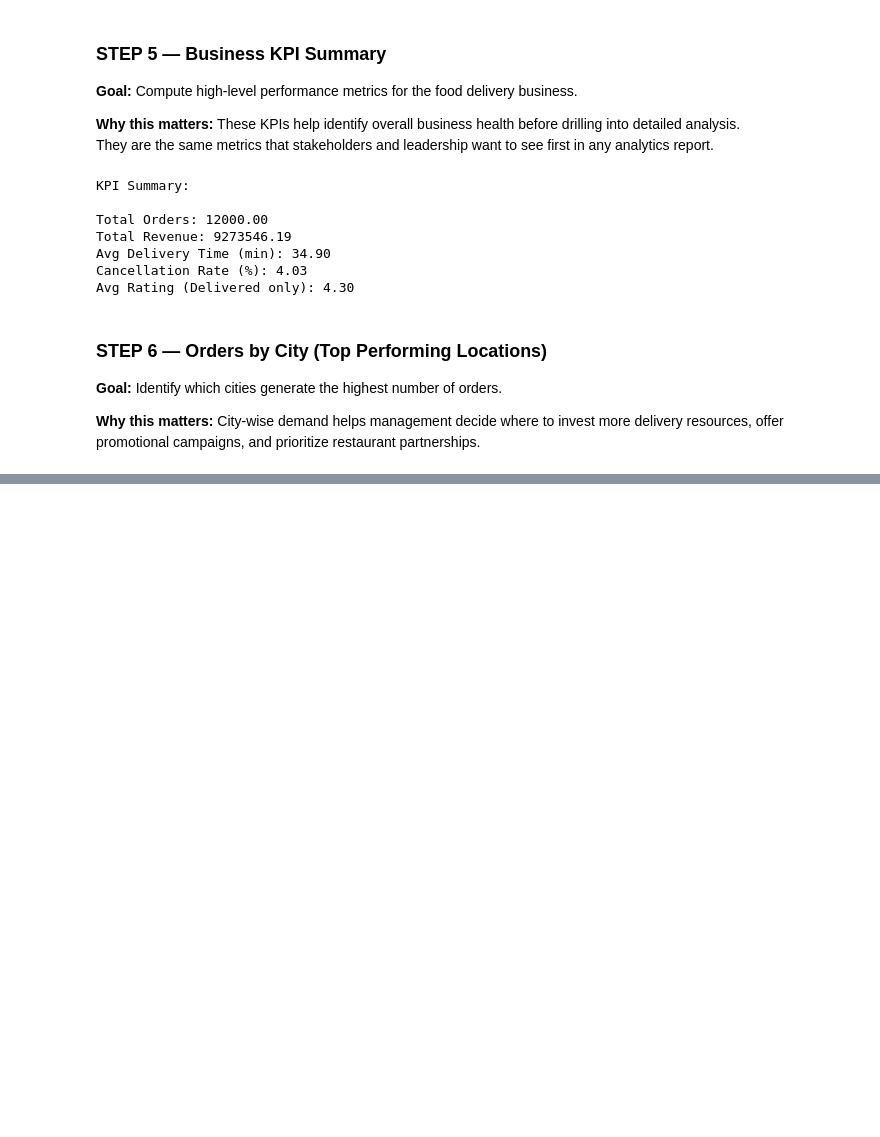
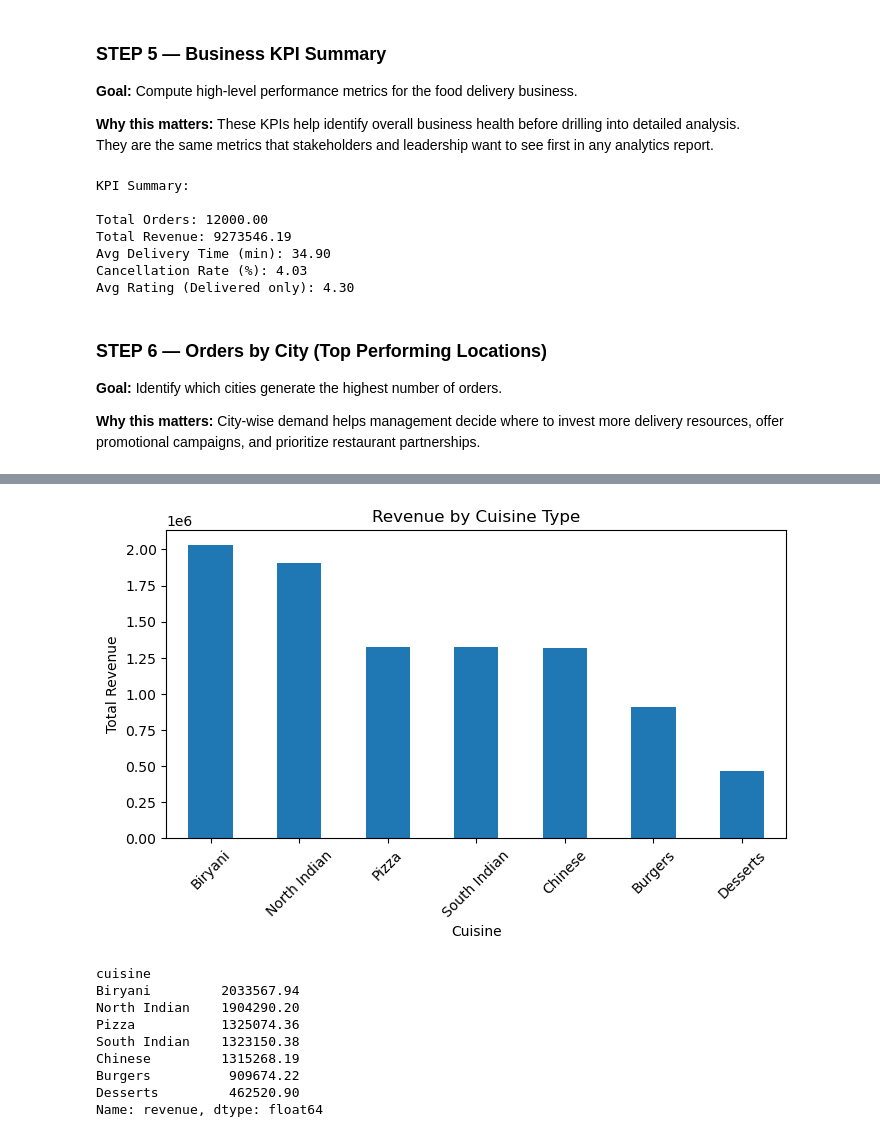
Before and after one commit to SiDdHaRdH-NaIr/Food_Delivery_Analytics_Project, a Jupyter notebook: food_delivery_performance_analysis.ipynb, the cells around one changed output, grey strips where cells are left out. Drawn from its saved outputs; the diff is of its cells as text; code cells hidden in the pictures; blank space fills up the shorter version.

Commit message:
Step 7: Visualization - Revenue contribution by cuisine type

```diff
--- a/food_delivery_performance_analysis.ipynb
+++ b/food_delivery_performance_analysis.ipynb
@@ -191,0 +207,25 @@ AttributeError: module 'matplotlib' has no attribute 'figure'
+# %%
+# Group revenue by cuisine and sort descending
+cuisine_revenue = csvfile.groupby('cuisine')['revenue'].sum().sort_values(ascending=False)
+
+# Plot revenue by cuisine
+plt.figure(figsize=(8,4))
+cuisine_revenue.plot(kind='bar')
+plt.title("Revenue by Cuisine Type")
+plt.xlabel("Cuisine")
+plt.ylabel("Total Revenue")
+plt.xticks(rotation=45)
+plt.show()
+
+cuisine_revenue
+# %% [output]
+[figure, added]
+cuisine
+Biryani         2033567.94
+North Indian    1904290.20
+Pizza           1325074.36
+South Indian    1323150.38
+Chinese         1315268.19
+Burgers          909674.22
+Desserts         462520.90
+Name: revenue, dtype: float64
```
Also changed, not shown: parts of 2 cells of this notebook.
